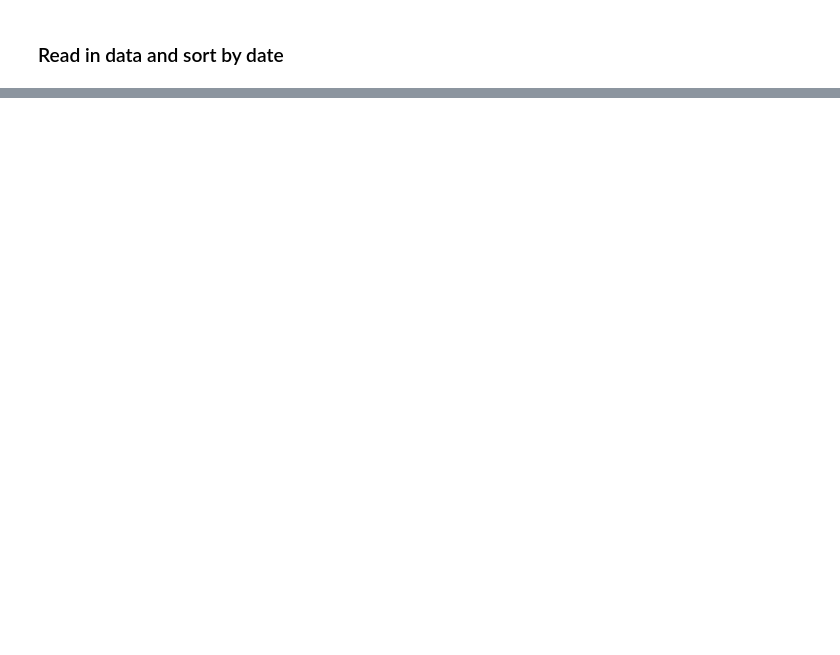
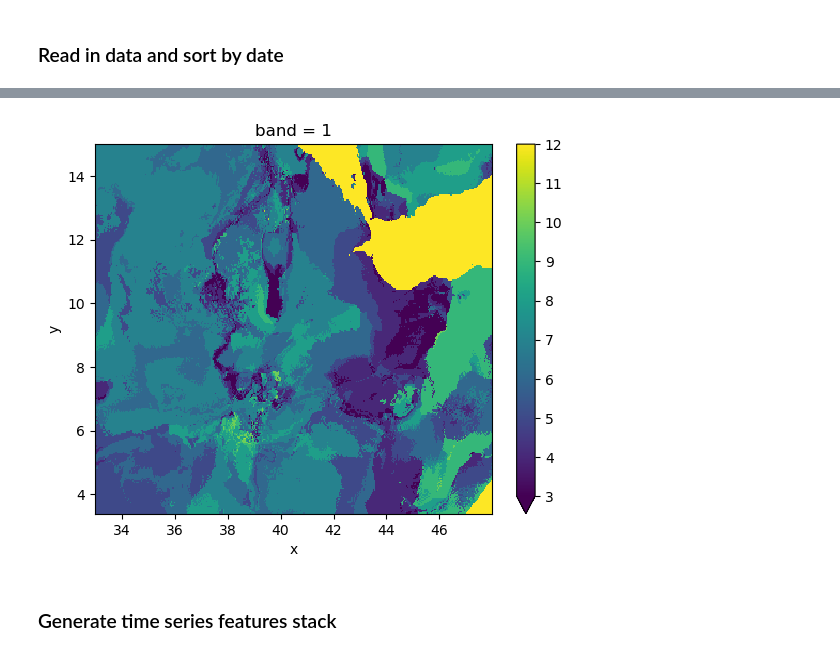
Before and after one commit to mmann1123/xr_fresh, a Jupyter notebook: notebooks/feature_extraction.ipynb, the cells around one changed output, grey strips where cells are left out. Drawn from its saved outputs; the diff is of its cells as text; code cells hidden in the pictures; blank space fills up the shorter version.

```diff
--- a/notebooks/feature_extraction.ipynb
+++ b/notebooks/feature_extraction.ipynb
@@ -207,0 +58,20 @@ Extracting:  symmetry_looking
+# %%
+%%time
+# make temp folder
+import tempfile
+from pathlib import Path
+temp_dir = Path(tempfile.mkdtemp())
+
+from xr_fresh.feature_calculator_series import longest_strike_below_mean
+
+
+out_path = os.path.join(temp_dir, 'longest_strike_above_mean.tif')
+# use rasterio to create a new file tif file
+
+with gw.series(files,window_size=[256, 256]) as src:
+    src.apply(
+        longest_strike_below_mean(),
+        bands=1,
+        num_workers=12,
+        outfile=out_path,
+    )
@@ -207,0 +81,8 @@ Extracting:  symmetry_looking
+# %%
+with gw.open(out_path) as ds:
+    ds.plot(robust=True)
+    plt.show()
+# %% [output]
+[figure, added]
+# %% [markdown]
+### Generate time series features stack
```
Also changed, not shown: parts of 16 cells of this notebook, 17 other files.
